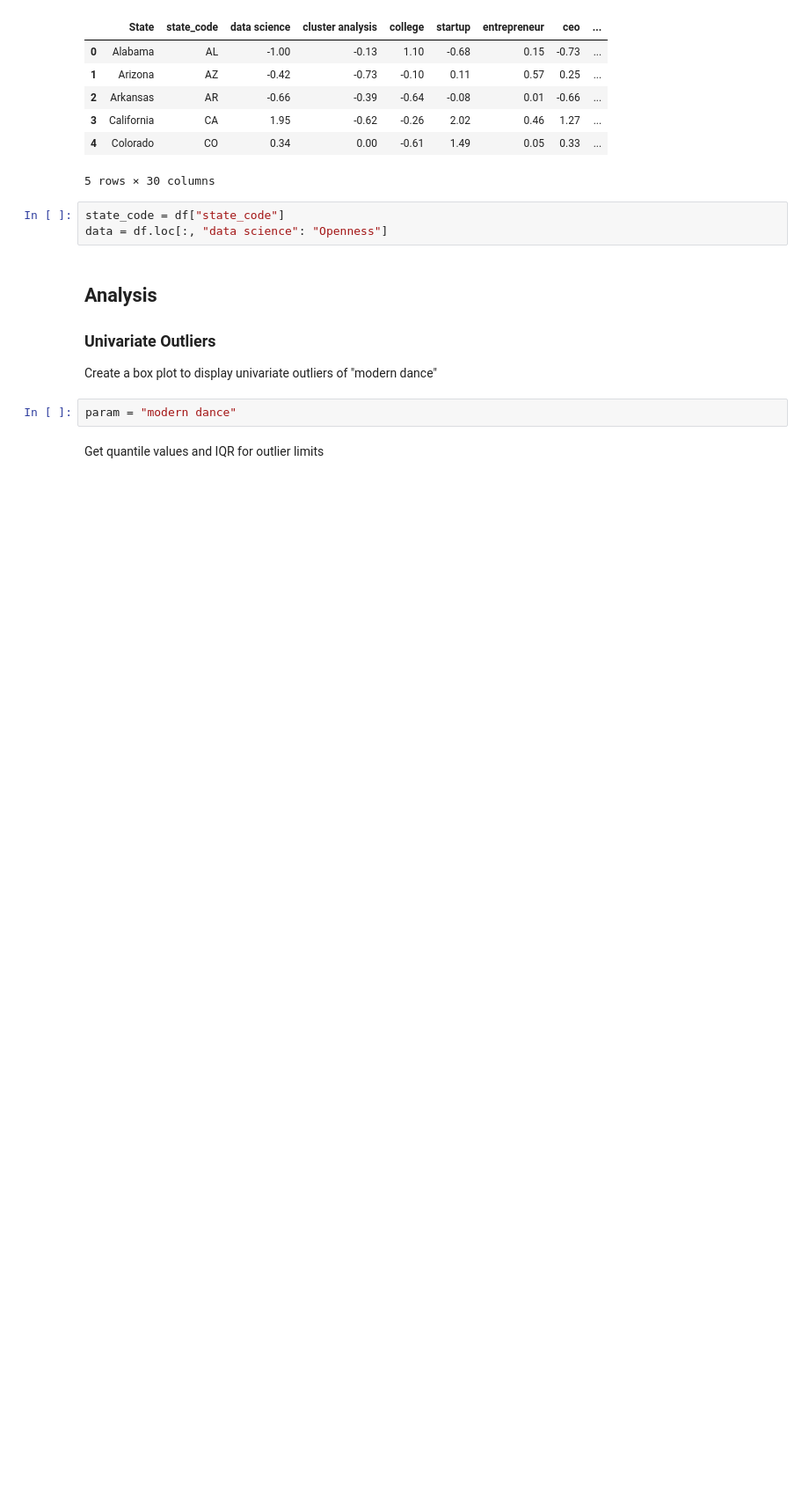
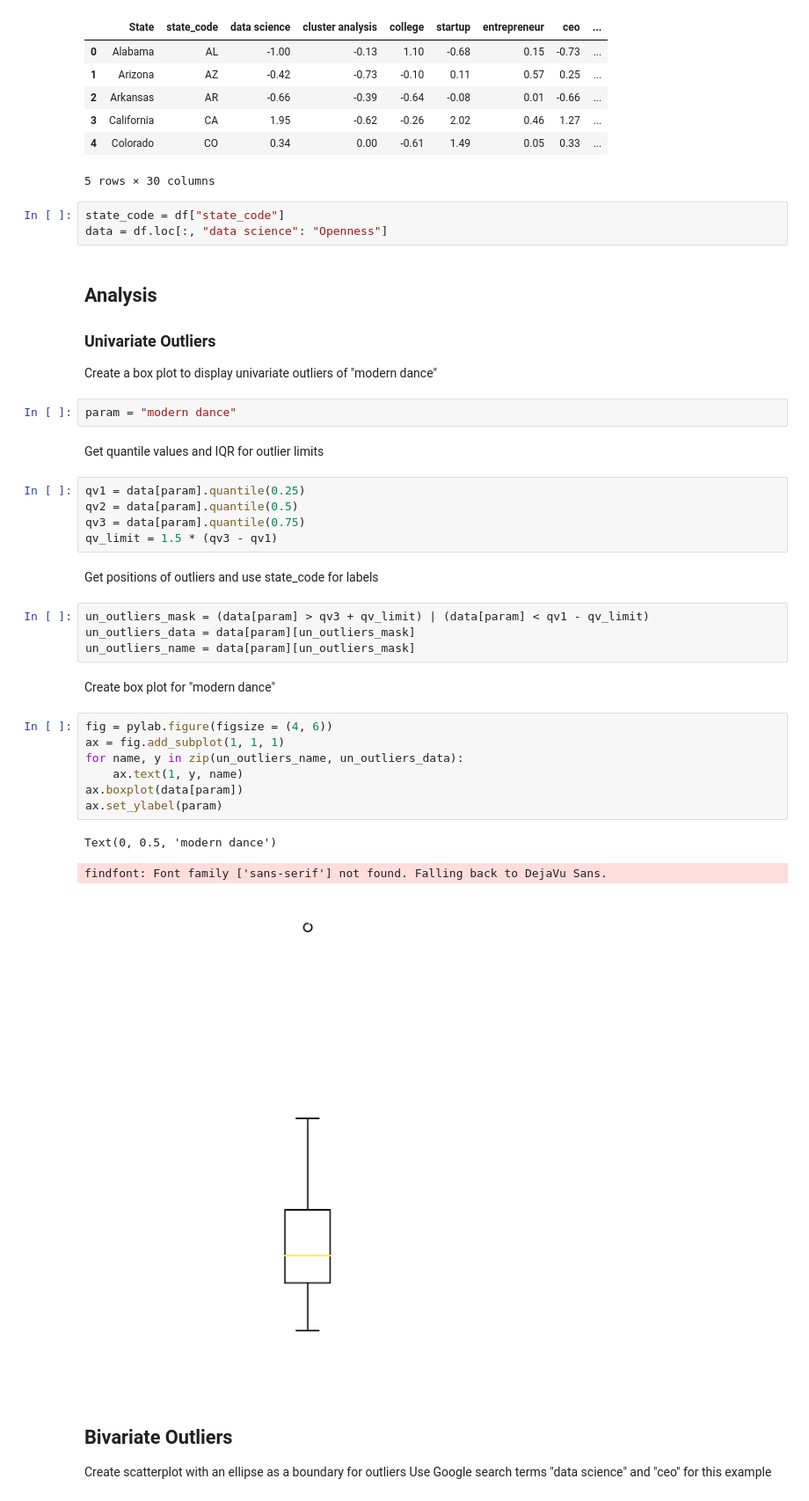
Before and after one commit to RyanLBuchanan/D206_Data_Cleaning, a Jupyter notebook: Learning_Resources/Data_Science_Foundations_Data_Mining/Anomaly_Detection.ipynb, the cells around one changed output. Shown at 88% size. Saved outputs shown, nothing was run; the diff lists cells and outputs as text; blank space fills up the shorter version.

```diff
--- a/Learning_Resources/Data_Science_Foundations_Data_Mining/Anomaly_Detection.ipynb
+++ b/Learning_Resources/Data_Science_Foundations_Data_Mining/Anomaly_Detection.ipynb
@@ -55,3 +55,31 @@ Create a box plot to display univariate outliers of "modern dance"
 param = "modern dance"
 # %% [markdown]
 Get quantile values and IQR for outlier limits
+# %%
+qv1 = data[param].quantile(0.25)
+qv2 = data[param].quantile(0.5)
+qv3 = data[param].quantile(0.75)
+qv_limit = 1.5 * (qv3 - qv1)
+# %% [markdown]
+Get positions of outliers and use state_code for labels
+# %%
+un_outliers_mask = (data[param] > qv3 + qv_limit) | (data[param] < qv1 - qv_limit)
+un_outliers_data = data[param][un_outliers_mask]
+un_outliers_name = data[param][un_outliers_mask]
+# %% [markdown]
+Create box plot for "modern dance"
+# %%
+fig = pylab.figure(figsize = (4, 6))
+ax = fig.add_subplot(1, 1, 1)
+for name, y in zip(un_outliers_name, un_outliers_data):
+    ax.text(1, y, name)
+ax.boxplot(data[param])
+ax.set_ylabel(param)
+# %% [output]
+Text(0, 0.5, 'modern dance')
+findfont: Font family ['sans-serif'] not found. Falling back to DejaVu Sans.
+[figure, added]
+# %% [markdown]
+## Bivariate Outliers
+Create scatterplot with an ellipse as a boundary for outliers
+Use Google search terms "data science" and "ceo" for this example
```
Also changed, not shown: parts of 8 cells of this notebook.
